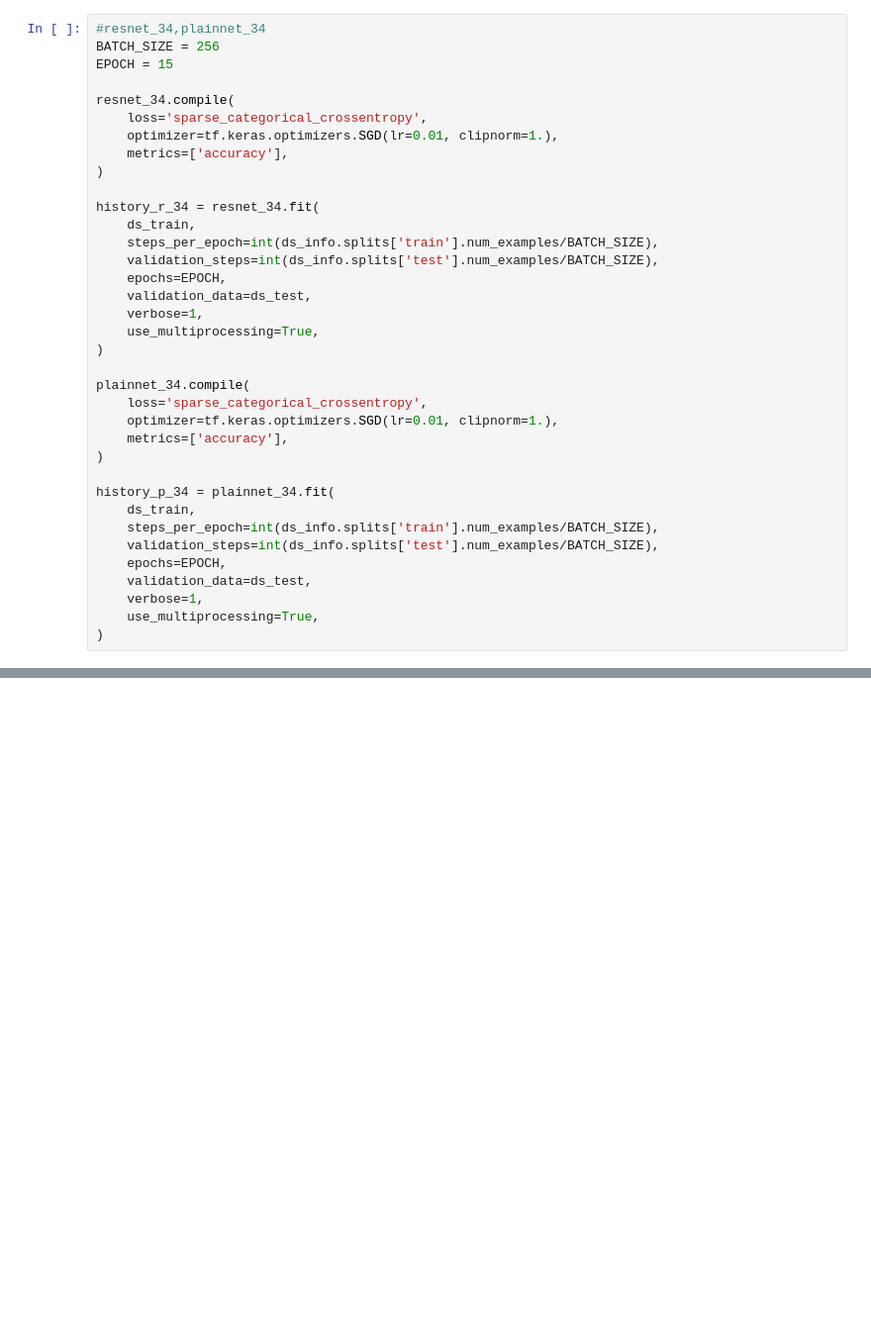
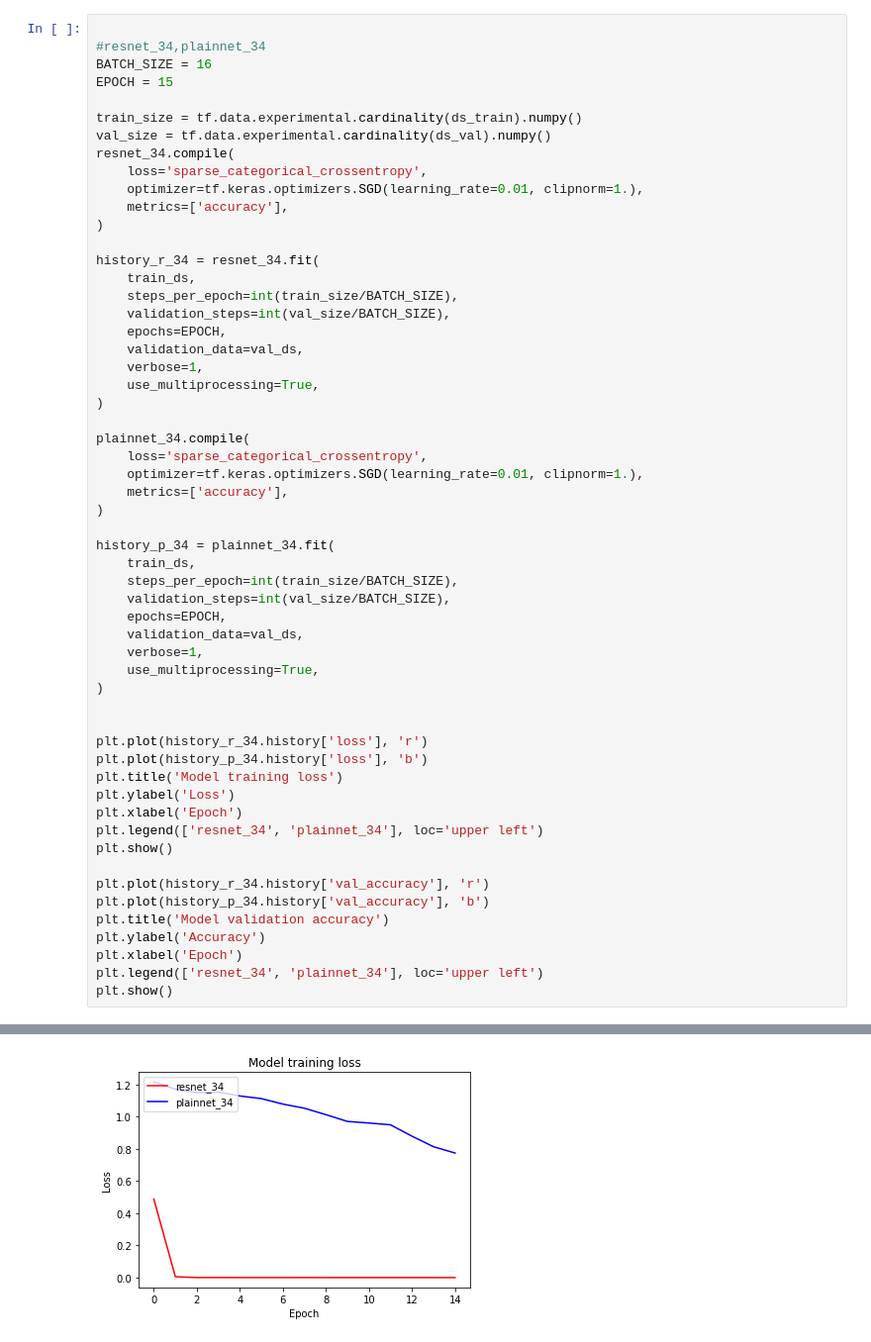
Before and after one commit to seungwoo-Jang/modu_quest, a Jupyter notebook: Going Deeper (CV)_RS4/E01/Project.ipynb, the cells around one changed output, grey strips where cells are left out. Shown at 99% size. Drawn from its saved outputs; the diff is of its cells as text; blank space fills up the shorter version.

```diff
--- a/Going Deeper (CV)_RS4/E01/Project.ipynb
+++ b/Going Deeper (CV)_RS4/E01/Project.ipynb
@@ -179,38 +197,58 @@ plainnet_50 = build_plainnet(input_shape=(32,32,3), is_50=True)
 # %%
+
 #resnet_34,plainnet_34
-BATCH_SIZE = 256
+BATCH_SIZE = 16
 EPOCH = 15
 
+train_size = tf.data.experimental.cardinality(ds_train).numpy()
+val_size = tf.data.experimental.cardinality(ds_val).numpy()
 resnet_34.compile(
     loss='sparse_categorical_crossentropy',
-    optimizer=tf.keras.optimizers.SGD(lr=0.01, clipnorm=1.),
+    optimizer=tf.keras.optimizers.SGD(learning_rate=0.01, clipnorm=1.),
     metrics=['accuracy'],
 )
 
 history_r_34 = resnet_34.fit(
-    ds_train,
-    steps_per_epoch=int(ds_info.splits['train'].num_examples/BATCH_SIZE),
-    validation_steps=int(ds_info.splits['test'].num_examples/BATCH_SIZE),
+    train_ds,
+    steps_per_epoch=int(train_size/BATCH_SIZE),
+    validation_steps=int(val_size/BATCH_SIZE),
     epochs=EPOCH,
-    validation_data=ds_test,
+    validation_data=val_ds,
     verbose=1,
     use_multiprocessing=True,
 )
 
 plainnet_34.compile(
     loss='sparse_categorical_crossentropy',
-    optimizer=tf.keras.optimizers.SGD(lr=0.01, clipnorm=1.),
+    optimizer=tf.keras.optimizers.SGD(learning_rate=0.01, clipnorm=1.),
     metrics=['accuracy'],
 )
 
 history_p_34 = plainnet_34.fit(
-    ds_train,
-    steps_per_epoch=int(ds_info.splits['train'].num_examples/BATCH_SIZE),
-    validation_steps=int(ds_info.splits['test'].num_examples/BATCH_SIZE),
+    train_ds,
+    steps_per_epoch=int(train_size/BATCH_SIZE),
+    validation_steps=int(val_size/BATCH_SIZE),
     epochs=EPOCH,
-    validation_data=ds_test,
+    validation_data=val_ds,
     verbose=1,
     use_multiprocessing=True,
 )
+
+
+plt.plot(history_r_34.history['loss'], 'r')
+plt.plot(history_p_34.history['loss'], 'b')
+plt.title('Model training loss')
+plt.ylabel('Loss')
+plt.xlabel('Epoch')
+plt.legend(['resnet_34', 'plainnet_34'], loc='upper left')
+plt.show()
+
+plt.plot(history_r_34.history['val_accuracy'], 'r')
+plt.plot(history_p_34.history['val_accuracy'], 'b')
+plt.title('Model validation accuracy')
+plt.ylabel('Accuracy')
+plt.xlabel('Epoch')
+plt.legend(['resnet_34', 'plainnet_34'], loc='upper left')
+plt.show()
 # %% [output]
 Epoch 1/15
@@ -232,0 +271 @@ Epoch 15/15
+[figure, added]
```
Also changed, not shown: parts of 6 cells of this notebook.
